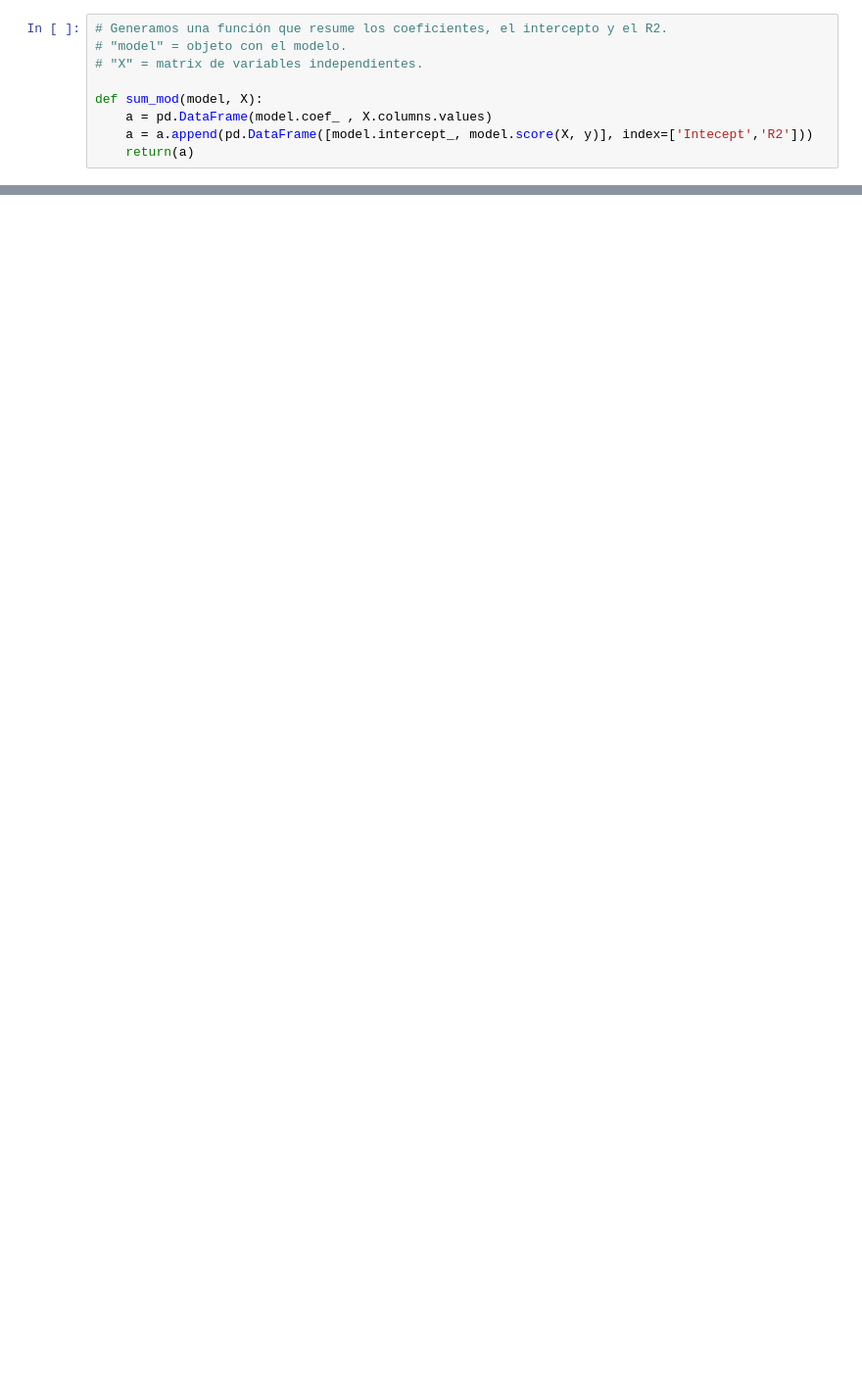
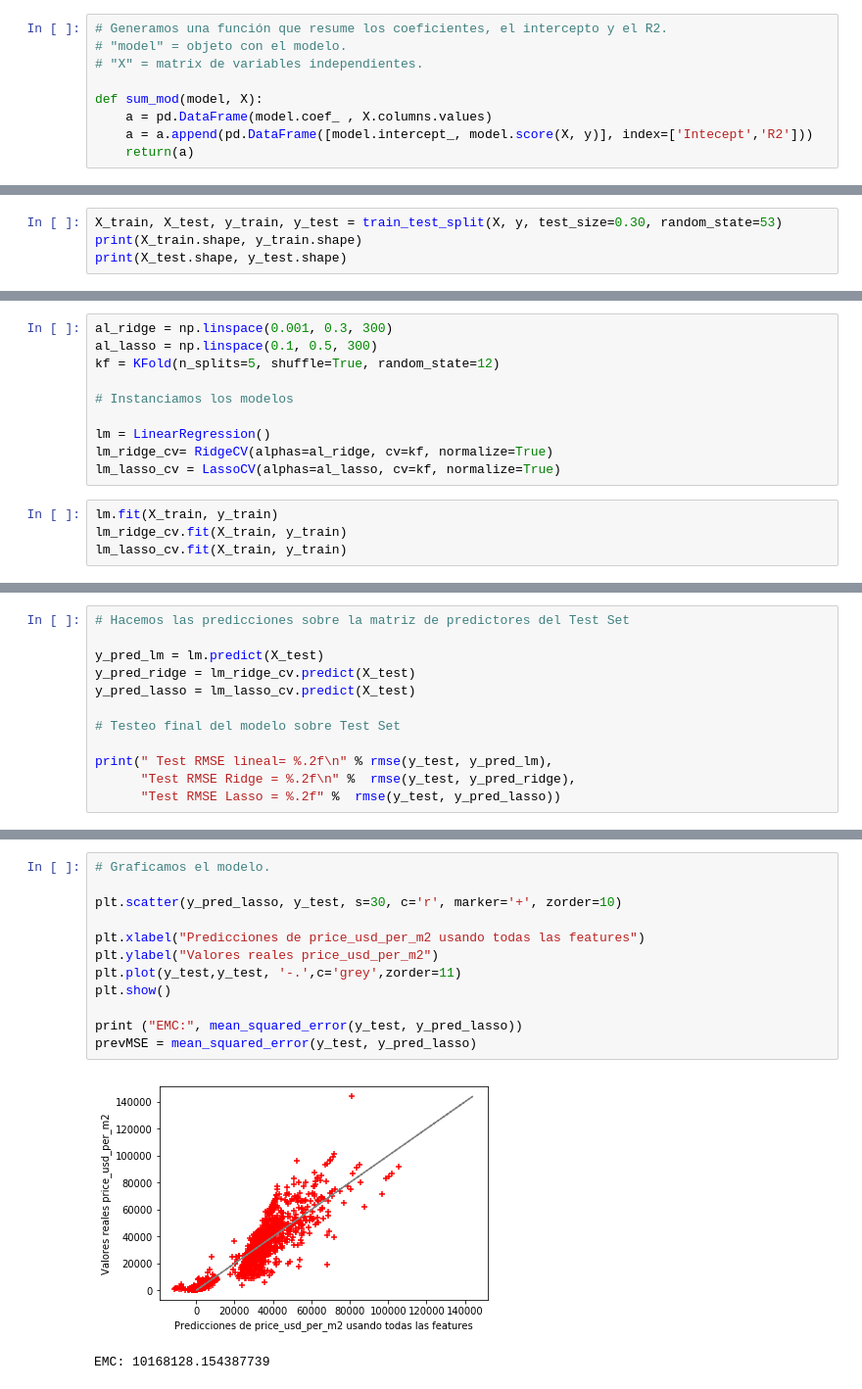
Before and after one commit to Villamaru/stunning-octo-waffle, a Jupyter notebook: 3-Tasado_lineal.ipynb, the cells around one changed output, grey strips where cells are left out. Shown at 98% size. Cells and saved outputs as stored; diff of their text form; blank space fills up the shorter version.

Commit message:
Exploracion del tasado lineal usando ridge y lasso

```diff
--- a/3-Tasado_lineal.ipynb
+++ b/3-Tasado_lineal.ipynb
@@ -91,0 +121,4 @@ Index(['price', 'price_aprox_local_currency', 'price_aprox_usd',
+# %%
+X_train, X_test, y_train, y_test = train_test_split(X, y, test_size=0.30, random_state=53)
+print(X_train.shape, y_train.shape)
+print(X_test.shape, y_test.shape)
@@ -91,0 +128,14 @@ Index(['price', 'price_aprox_local_currency', 'price_aprox_usd',
+# %%
+al_ridge = np.linspace(0.001, 0.3, 300)
+al_lasso = np.linspace(0.1, 0.5, 300)
+kf = KFold(n_splits=5, shuffle=True, random_state=12)
+
+# Instanciamos los modelos
+
+lm = LinearRegression()
+lm_ridge_cv= RidgeCV(alphas=al_ridge, cv=kf, normalize=True)
+lm_lasso_cv = LassoCV(alphas=al_lasso, cv=kf, normalize=True)
+# %%
+lm.fit(X_train, y_train)
+lm_ridge_cv.fit(X_train, y_train)
+lm_lasso_cv.fit(X_train, y_train)
@@ -91,0 +230,12 @@ Index(['price', 'price_aprox_local_currency', 'price_aprox_usd',
+# %%
+# Hacemos las predicciones sobre la matriz de predictores del Test Set
+
+y_pred_lm = lm.predict(X_test)
+y_pred_ridge = lm_ridge_cv.predict(X_test)
+y_pred_lasso = lm_lasso_cv.predict(X_test)
+
+# Testeo final del modelo sobre Test Set
+
+print(" Test RMSE lineal= %.2f\n" % rmse(y_test, y_pred_lm),
+      "Test RMSE Ridge = %.2f\n" %  rmse(y_test, y_pred_ridge),
+      "Test RMSE Lasso = %.2f" %  rmse(y_test, y_pred_lasso))
@@ -91,0 +246,15 @@ Index(['price', 'price_aprox_local_currency', 'price_aprox_usd',
+# %%
+# Graficamos el modelo.
+
+plt.scatter(y_pred_lasso, y_test, s=30, c='r', marker='+', zorder=10)
+
+plt.xlabel("Predicciones de price_usd_per_m2 usando todas las features")
+plt.ylabel("Valores reales price_usd_per_m2")
+plt.plot(y_test,y_test, '-.',c='grey',zorder=11)
+plt.show()
+
+print ("EMC:", mean_squared_error(y_test, y_pred_lasso))
+prevMSE = mean_squared_error(y_test, y_pred_lasso)
+# %% [output]
+[figure, added]
+EMC: 10168128.154387739
```
Also changed, not shown: parts of 19 cells of this notebook, 1 other file.
